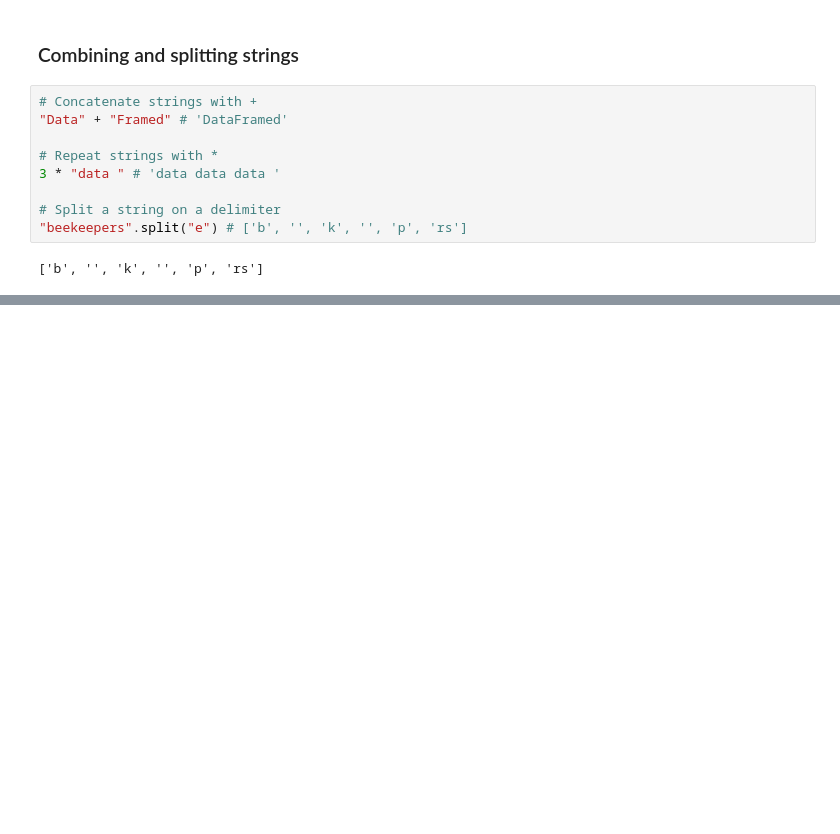
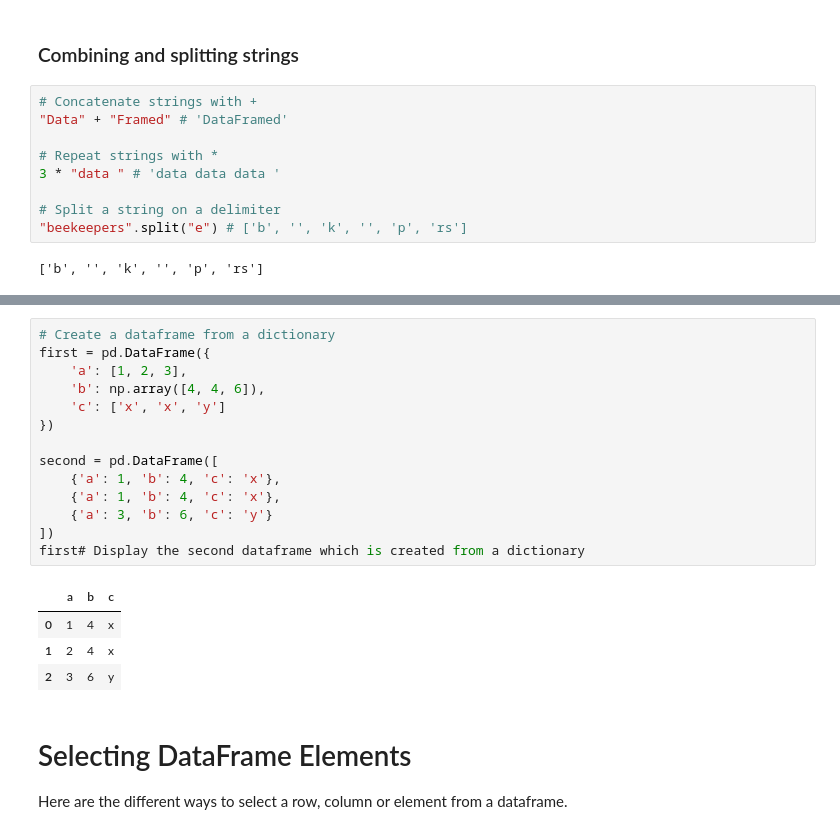
Before and after one commit to Gen-AI-Developer/zen-of-python-tips-tricks, a Jupyter notebook: 02/02.ipynb, the cells around one changed output, grey strips where cells are left out. Saved outputs shown, nothing was run; the diff lists cells and outputs as text; blank space fills up the shorter version.

```diff
--- a/02/02.ipynb
+++ b/02/02.ipynb
@@ -265,0 +290,22 @@ str[0:12]
+# %%
+# Create a dataframe from a dictionary
+first = pd.DataFrame({
+    'a': [1, 2, 3],
+    'b': np.array([4, 4, 6]),
+    'c': ['x', 'x', 'y']
+})
+
+second = pd.DataFrame([
+    {'a': 1, 'b': 4, 'c': 'x'},
+    {'a': 1, 'b': 4, 'c': 'x'},
+    {'a': 3, 'b': 6, 'c': 'y'}
+])
+first# Display the second dataframe which is created from a dictionary
+# %% [output]
+|  | a | b | c |
+| 0 | 1 | 4 | x |
+| 1 | 2 | 4 | x |
+| 2 | 3 | 6 | y |
+# %% [markdown]
+# Selecting DataFrame Elements
+Here are the different ways to select a row, column or element from a dataframe.
```
Also changed, not shown: parts of 6 cells of this notebook, 1 other file.
